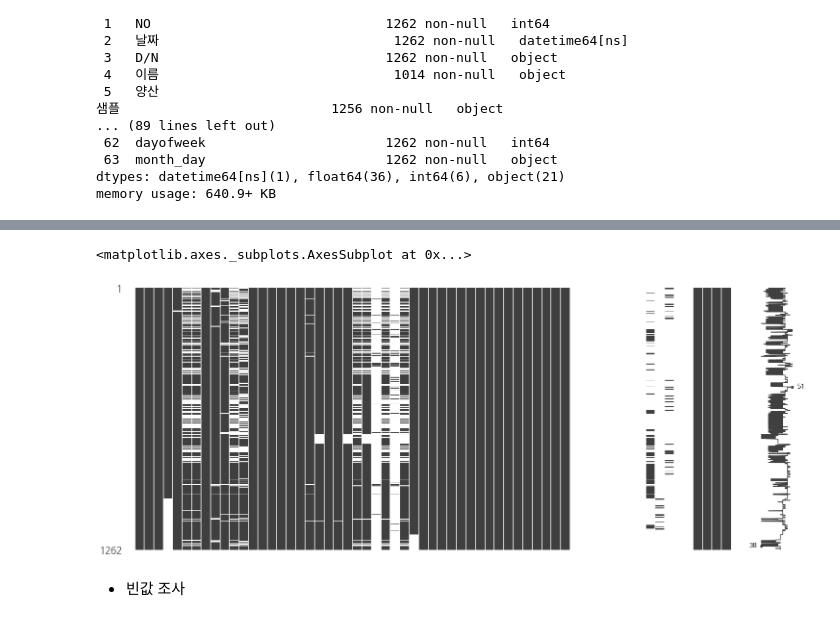
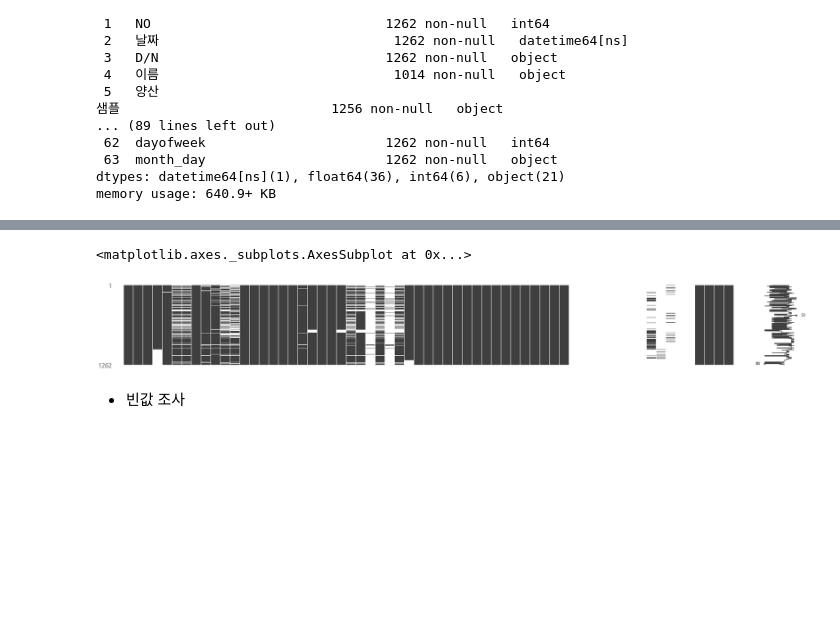
Before and after one commit to gbnam/lab, a Jupyter notebook: Cr_coating.ipynb, the cells around one changed output, grey strips where cells are left out. Saved outputs shown, nothing was run; the diff lists cells and outputs as text; code cells hidden in the pictures; blank space fills up the shorter version.

```diff
--- a/Cr_coating.ipynb
+++ b/Cr_coating.ipynb
@@ -138,9 +114,9 @@ Length: 64, dtype: int64
 # %%
 import missingno as msno
 
-msno.matrix(df_all)
+msno.matrix(df_all, figsize=(42,5))
 # %% [output]
 <matplotlib.axes._subplots.AxesSubplot at 0x...>
-[figure, old version]
+[figure, new version]
 # %% [markdown]
 - 빈값 조사
```
Also changed, not shown: parts of 32 cells of this notebook.
